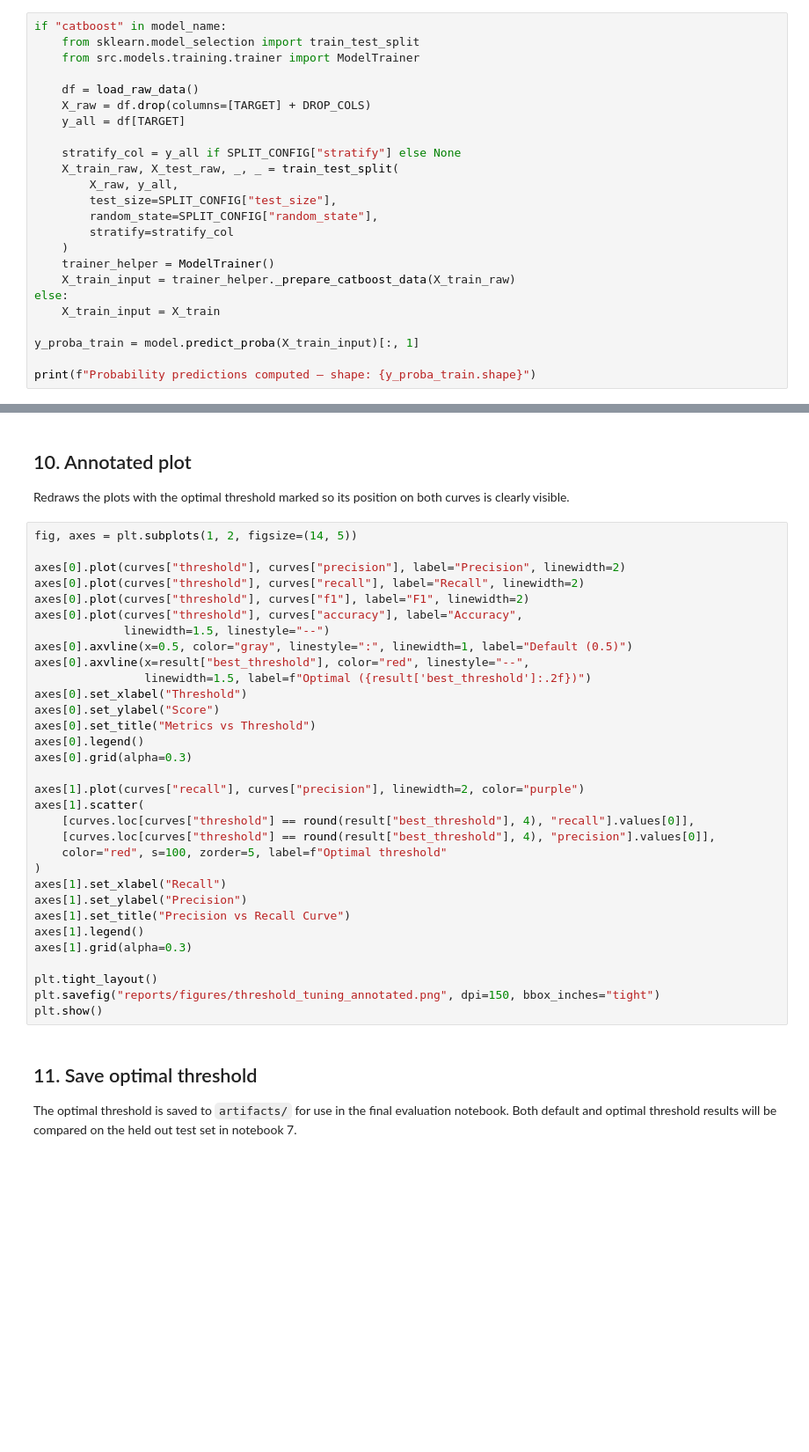
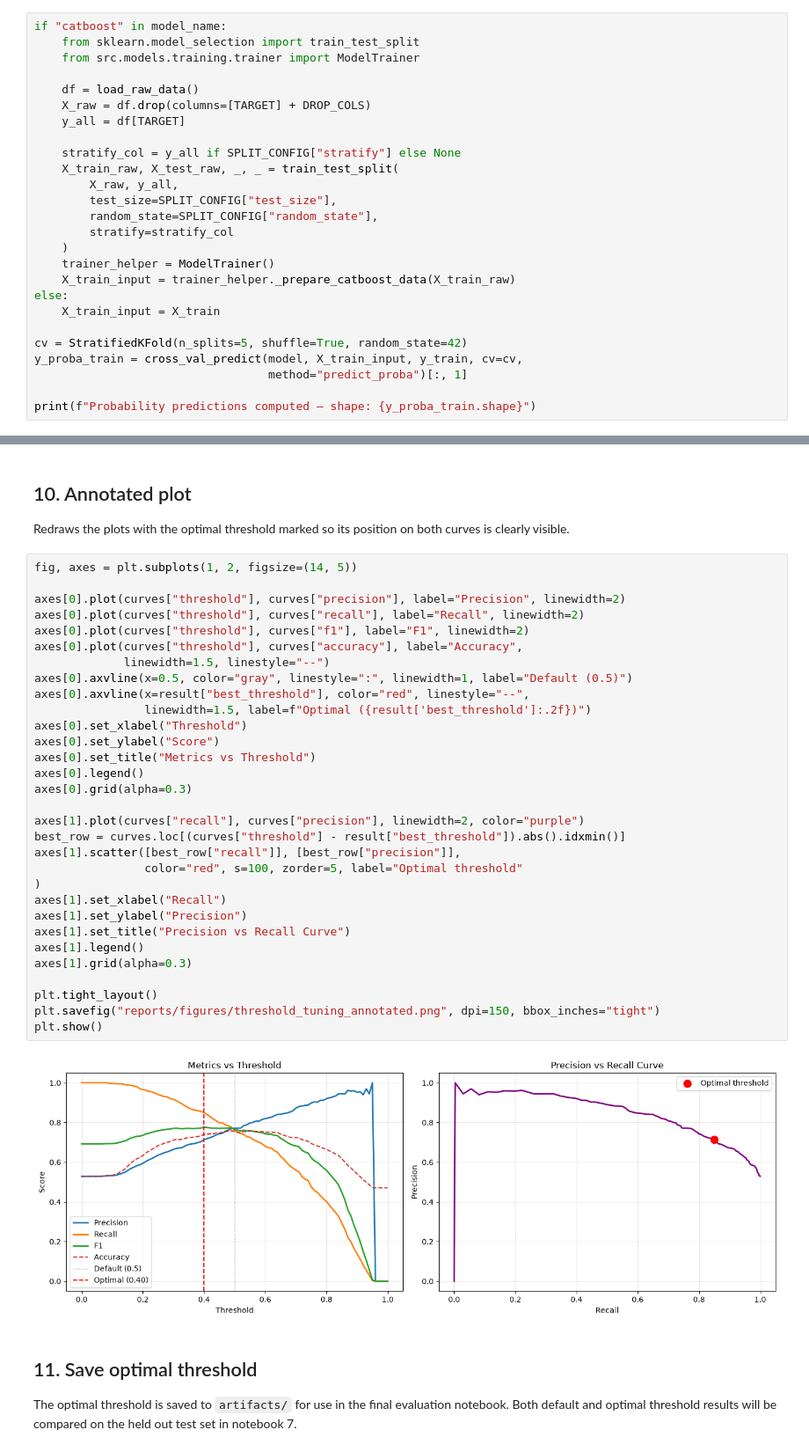
Before and after one commit to kigrcode/wine-quality, a Jupyter notebook: notebooks/6. Threshhold Tuning (Classification).ipynb, the cells around one changed output, grey strips where cells are left out. Shown at 88% size. Saved outputs shown, nothing was run; the diff lists cells and outputs as text; blank space fills up the shorter version.

Commit message:
Threshold tuning with out-of-fold predictions

```diff
--- a/notebooks/6. Threshhold Tuning (Classification).ipynb
+++ b/notebooks/6. Threshhold Tuning (Classification).ipynb
@@ -136,6 +145,8 @@ if "catboost" in model_name:
 else:
     X_train_input = X_train
 
-y_proba_train = model.predict_proba(X_train_input)[:, 1]
+cv = StratifiedKFold(n_splits=5, shuffle=True, random_state=42)
+y_proba_train = cross_val_predict(model, X_train_input, y_train, cv=cv,
+                                  method="predict_proba")[:, 1]
 
 print(f"Probability predictions computed — shape: {y_proba_train.shape}")
@@ -220,35 +255,36 @@ on both curves is clearly visible.
 # %%
 fig, axes = plt.subplots(1, 2, figsize=(14, 5))
 
 axes[0].plot(curves["threshold"], curves["precision"], label="Precision", linewidth=2)
 axes[0].plot(curves["threshold"], curves["recall"], label="Recall", linewidth=2)
 axes[0].plot(curves["threshold"], curves["f1"], label="F1", linewidth=2)
 axes[0].plot(curves["threshold"], curves["accuracy"], label="Accuracy",
              linewidth=1.5, linestyle="--")
 axes[0].axvline(x=0.5, color="gray", linestyle=":", linewidth=1, label="Default (0.5)")
 axes[0].axvline(x=result["best_threshold"], color="red", linestyle="--",
                 linewidth=1.5, label=f"Optimal ({result['best_threshold']:.2f})")
 axes[0].set_xlabel("Threshold")
 axes[0].set_ylabel("Score")
 axes[0].set_title("Metrics vs Threshold")
 axes[0].legend()
 axes[0].grid(alpha=0.3)
 
 axes[1].plot(curves["recall"], curves["precision"], linewidth=2, color="purple")
-axes[1].scatter(
-    [curves.loc[curves["threshold"] == round(result["best_threshold"], 4), "recall"].values[0]],
-    [curves.loc[curves["threshold"] == round(result["best_threshold"], 4), "precision"].values[0]],
-    color="red", s=100, zorder=5, label=f"Optimal threshold"
+best_row = curves.loc[(curves["threshold"] - result["best_threshold"]).abs().idxmin()]
+axes[1].scatter([best_row["recall"]], [best_row["precision"]],
+                color="red", s=100, zorder=5, label="Optimal threshold"
 )
 axes[1].set_xlabel("Recall")
 axes[1].set_ylabel("Precision")
 axes[1].set_title("Precision vs Recall Curve")
 axes[1].legend()
 axes[1].grid(alpha=0.3)
 
 plt.tight_layout()
 plt.savefig("reports/figures/threshold_tuning_annotated.png", dpi=150, bbox_inches="tight")
 plt.show()
+# %% [output]
+[figure, added]
 # %% [markdown]
 ## 11. Save optimal threshold
 The optimal threshold is saved to `artifacts/` for use in the final
```
Also changed, not shown: parts of 11 cells of this notebook.
